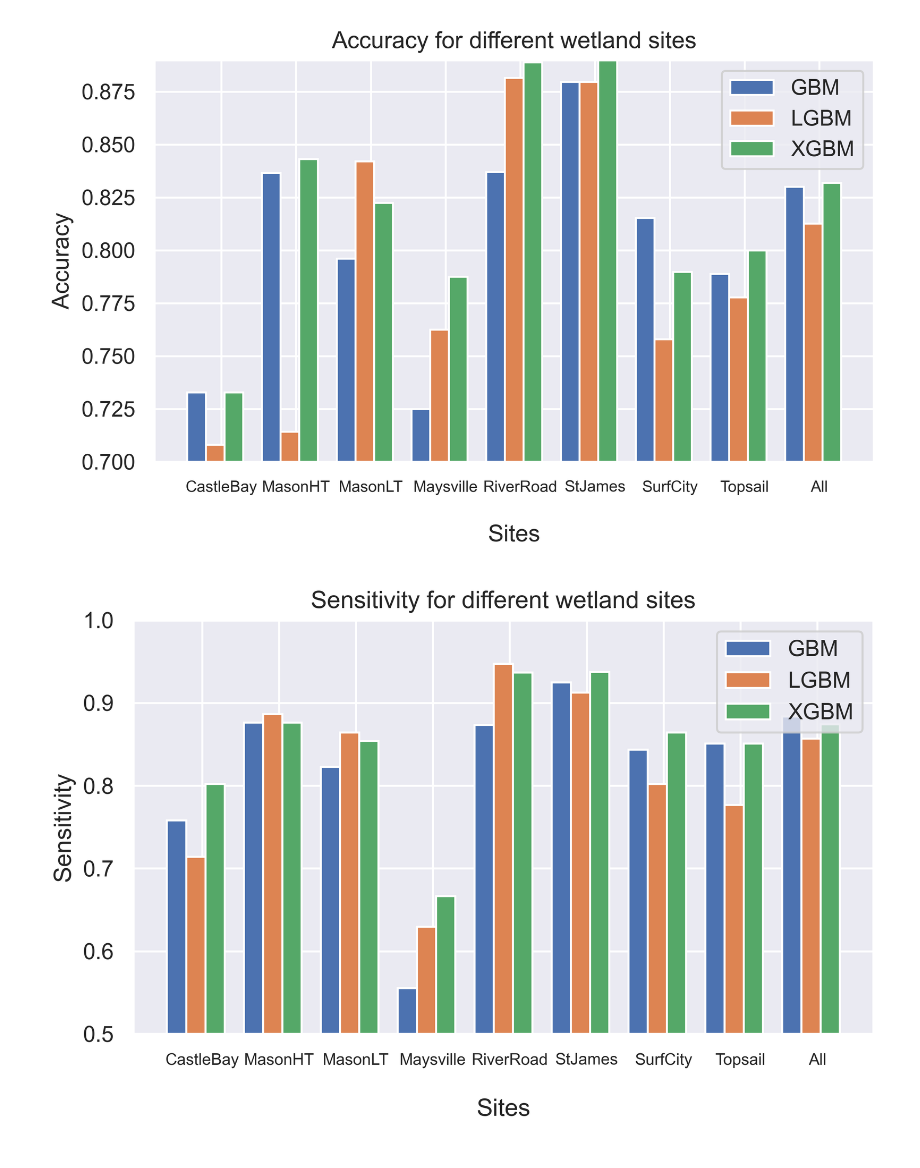
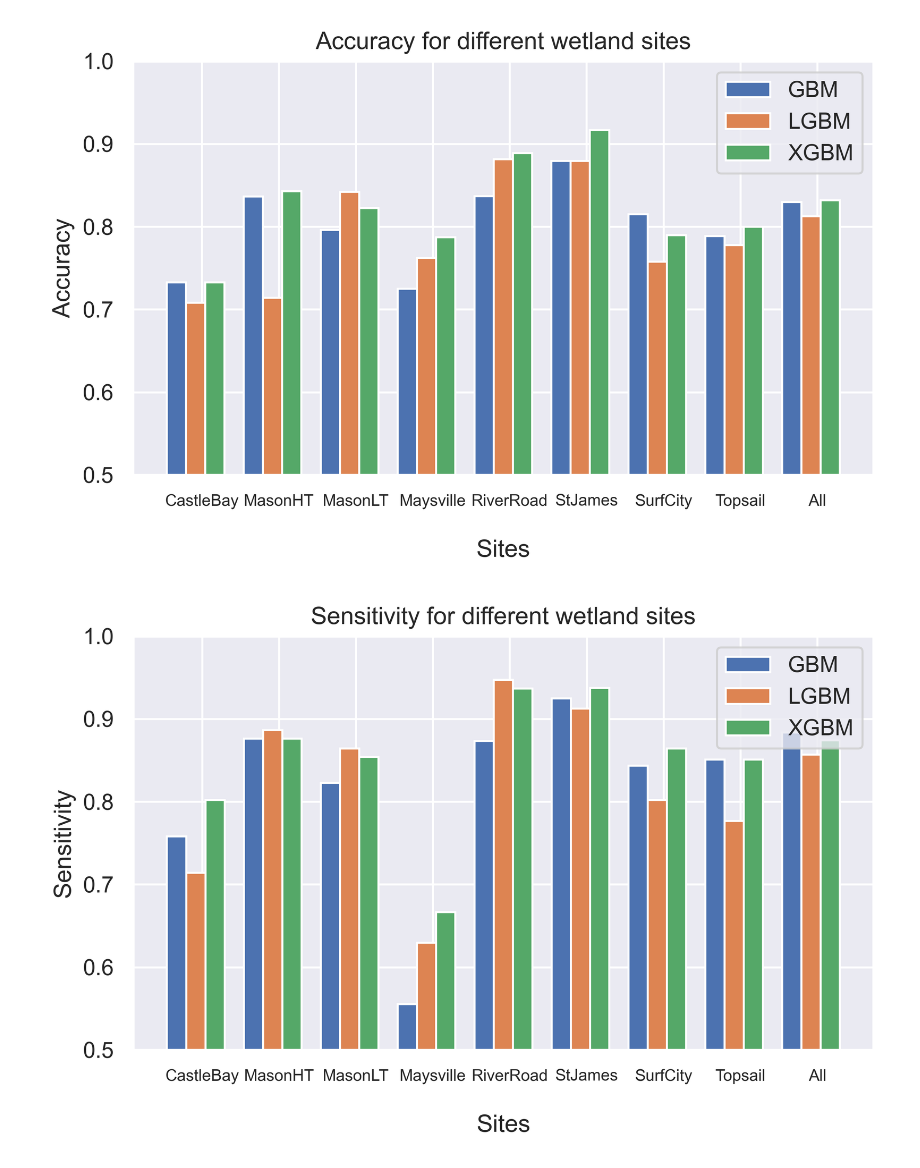
Before and after one commit to sgovil5/wetland-prediction, a Jupyter notebook: V3/All/Pixel-based Comparisons.ipynb, the cells around one changed output. Cells and saved outputs as stored; diff of their text form; code cells hidden in the pictures.

Commit message:
Edited the Pixel-based bar charts
Updated the scale for the grouped bar plot and added numerical values

```diff
--- a/V3/All/Pixel-based Comparisons.ipynb
+++ b/V3/All/Pixel-based Comparisons.ipynb
@@ -62,29 +62,29 @@ ax3.set_ylim([.70, .85])
 # %%
 sites = ["CastleBay", "MasonHT", "MasonLT", "Maysville", "RiverRoad", "StJames", "SurfCity", "Topsail", "All"]
 
 x = np.arange(len(sites))  # the label locations
 width = 0.25  # the width of the bars
 
 fig, ax = plt.subplots()
 rects1 = ax.bar(x-width, GBM_accuracy, width, label='GBM')
 rects2 = ax.bar(x, LGBM_accuracy, width, label='LGBM')
 rects3 = ax.bar(x+width, XGBM_accuracy, width, label='XGBM')
 
 # Add some text for labels, title and custom x-axis tick labels, etc.
 font_dict = {'fontsize': 8, 'fontweight': 'normal', 'verticalalignment':'top'}
 ax.set_ylabel('Accuracy')
 ax.set_title('Accuracy for different wetland sites')
 ax.set_xticks(x + width / 3)
 ax.set_xticklabels(sites, fontdict = font_dict)
 ax.set_xlabel('Sites', labelpad=15)
 ax.legend()
 
 fig.tight_layout()
-ax.set_ylim([.7, .89])
+ax.set_ylim([.5, 1])
 
 plt.show()
 # %% [output]
-[figure, old version]
+[figure, new version]
 # %%
 x = np.arange(len(LGBM))  # the label locations
 width = 0.25  # the width of the bars
```
Also changed, not shown: parts of 2 cells of this notebook.
